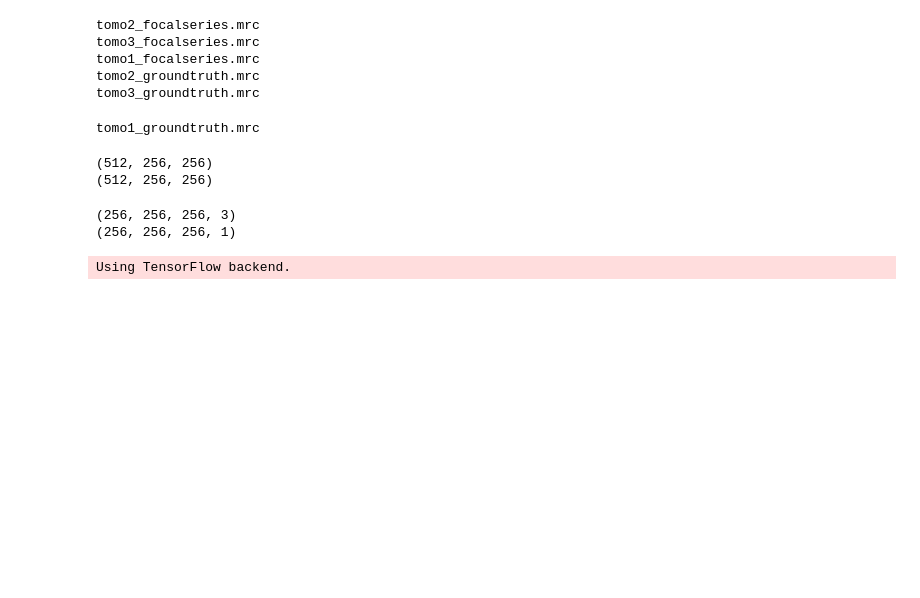
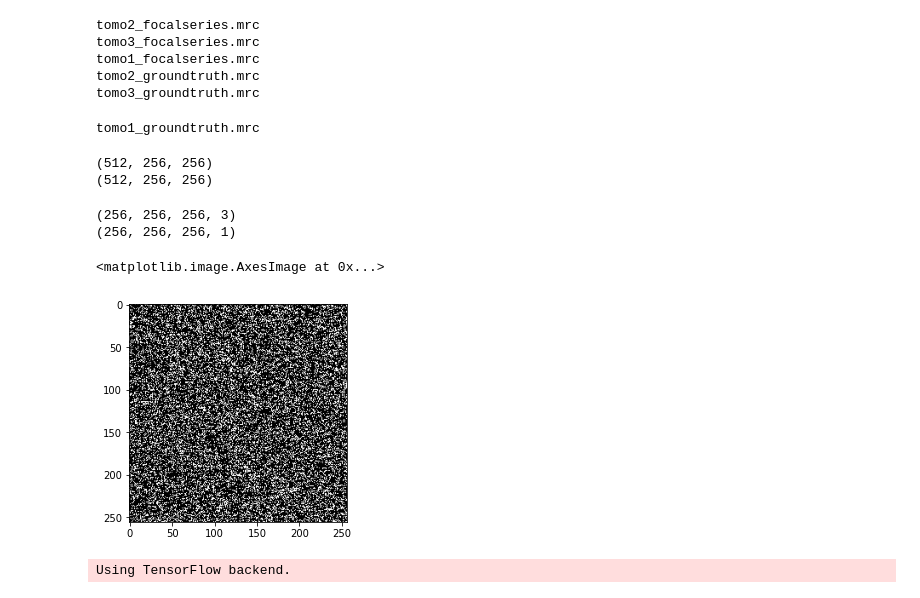
Before and after one commit to leeroyhannover/EM, a Jupyter notebook: 3dem/notebooks/Unet_augmentation.ipynb, the cells around one changed output. Drawn from its saved outputs; the diff is of its cells as text; code cells hidden in the pictures; blank space fills up the shorter version.

```diff
--- a/3dem/notebooks/Unet_augmentation.ipynb
+++ b/3dem/notebooks/Unet_augmentation.ipynb
@@ -138,11 +149,18 @@ Ytrain_patches = (Ytrain_patches > 0.5).astype(np.float) # binarize the data
 # test dataset
 Xtest_patches, patchSize = rawPatch(test_padd, patchPara);Xtest_patches = np.stack((Xtest_patches,)*3, axis=-1)
 Ytest_patches, _ = rawPatch(Y_test_label, patchPara);Ytest_patches = np.expand_dims(Ytest_patches, -1)
-Ytest_patches = (Ytest_patches > 0.5).astype(np.float)
+# Ytest_patches = (Ytest_patches > 0.5).astype(np.float)  # don't binarize the images
+Ytest_patches = (Ytest_patches).astype(np.float)
 print(Xtest_patches.shape);print(Ytest_patches.shape)
 # %% [output]
 (256, 256, 256, 3)
 (256, 256, 256, 1)
+# %%
+test = Ytest_patches[20,...]
+plt.imshow(test, cmap='gray')
+# %% [output]
+<matplotlib.image.AxesImage at 0x...>
+[figure, added]
 # %%
 # Unet structure in blocks
 import tensorflow.keras as k
```
Also changed, not shown: parts of 14 cells of this notebook, 52 other files.
